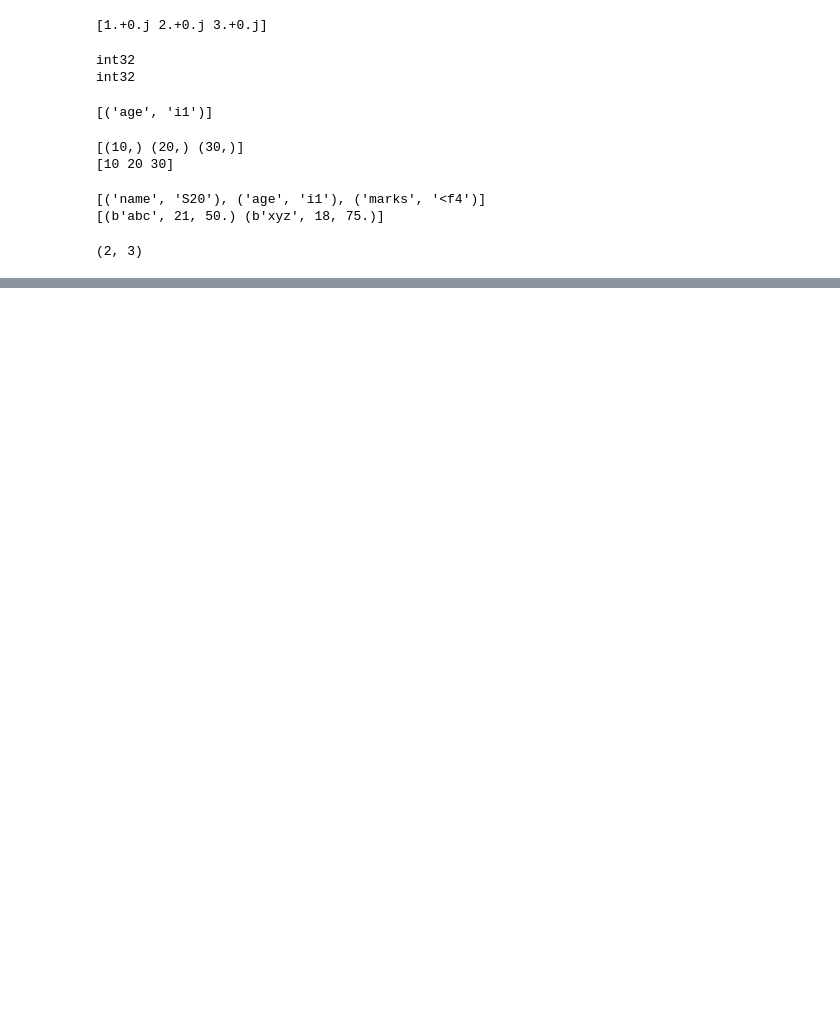
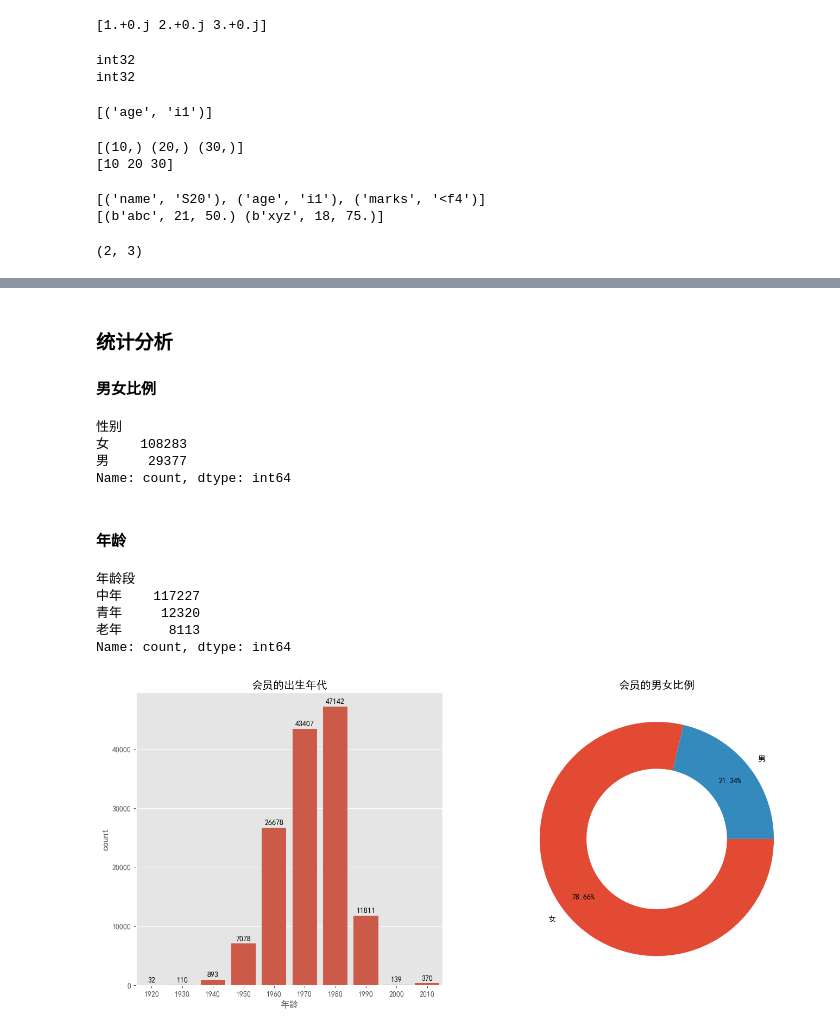
Before and after one commit to sherahchen123/Data-Analysis, a Jupyter notebook: 数据分析.ipynb, the cells around one changed output, grey strips where cells are left out. Cells and saved outputs as stored; diff of their text form; code cells hidden in the pictures; blank space fills up the shorter version.

Commit message:
User Profile Description and Value Analysis

```diff
--- a/数据分析.ipynb
+++ b/数据分析.ipynb
@@ -125,0 +349,7 @@ SyntaxError: invalid syntax. Perhaps you forgot a comma? (647361457.py, line 1)
+# %%
+# 由于出生日期这一列的缺失值过多，且存在较多的异常值，不能贸然删除
+# 故下面另建一个数据集L来保存“出生日期”和“性别”信息，方便下面对会员的性别和年龄信息进行统计
+L = pd.DataFrame(df_cum.loc[df_cum['出生日期'].notnull(), ['出生日期', '性别']])
+L['年龄'] = L['出生日期'].astype(str).apply(lambda x: x[:3] + '0')
+L.drop('出生日期', axis = 1, inplace = True)
+L['年龄'].value_counts()
@@ -125,0 +374,7 @@ SyntaxError: invalid syntax. Perhaps you forgot a comma? (647361457.py, line 1)
+# %%
+# 出生日期这列值出现较多的异常值，以一个正常人寿命为100年算起，我们假定会员年龄范围在1920-2020之间，将超过该范围的值当作异常值进行剔除
+L['年龄'] = L['年龄'].astype(int)
+condition = "年龄 >= 1920 and 年龄 <= 2020"
+L = L.query(condition)
+L.index = range(L.shape[0])
+L['年龄'].value_counts()
@@ -125,0 +550,44 @@ SyntaxError: invalid syntax. Perhaps you forgot a comma? (647361457.py, line 1)
+# %% [markdown]
+### 统计分析
+#### 男女比例
+# %%
+# 处理男女比例这一列，女表示0，男表示1
+L['性别'] = L['性别'].apply(lambda x: '男' if x == 1 else '女')
+sex_sort = L['性别'].value_counts()
+sex_sort
+# %% [output]
+性别
+女    108283
+男     29377
+Name: count, dtype: int64
+# %% [markdown]
+#### 年龄
+# %%
+# 可以将年龄划分为老年（1920-1950）、中年（1960-1990）、青年（1990-2010），再重新绘制一个饼图，
+L['年龄段'] = '中年'
+L.loc[L['年龄'] <= 1950, '年龄段'] = '老年'
+L.loc[L['年龄'] >= 1990, '年龄段'] = '青年'
+res = L['年龄段'].value_counts()
+res
+# %% [output]
+年龄段
+中年    117227
+青年     12320
+老年      8113
+Name: count, dtype: int64
+# %%
+# 使用上述预处理后的数据集L，包含两个字段，分别是“年龄”和“性别”，先画出年龄的条形图
+fig, axs = plt.subplots(1, 2, figsize = (16, 7), dpi = 100)
+# 绘制条形图
+ax = sns.countplot(x = '年龄', data = L, ax = axs[0])
+# 设置数字标签
+for p in ax.patches:
+    height = p.get_height()
+    ax.text(x = p.get_x() + (p.get_width() / 2), y = height + 500, s = '{:.0f}'.format(height), ha = 'center')
+axs[0].set_title('会员的出生年代')
+# 绘制饼图
+axs[1].pie(sex_sort, labels = sex_sort.index, wedgeprops = {'width': 0.4}, counterclock = False, autopct = '%.2f%%', pctdistance = 0.8)
+axs[1].set_title('会员的男女比例')
+plt.savefig('./会员出生年代及男女比例情况.png')
+# %% [output]
+[figure, added]
```
Also changed, not shown: parts of 84 cells of this notebook, 11 other files.
